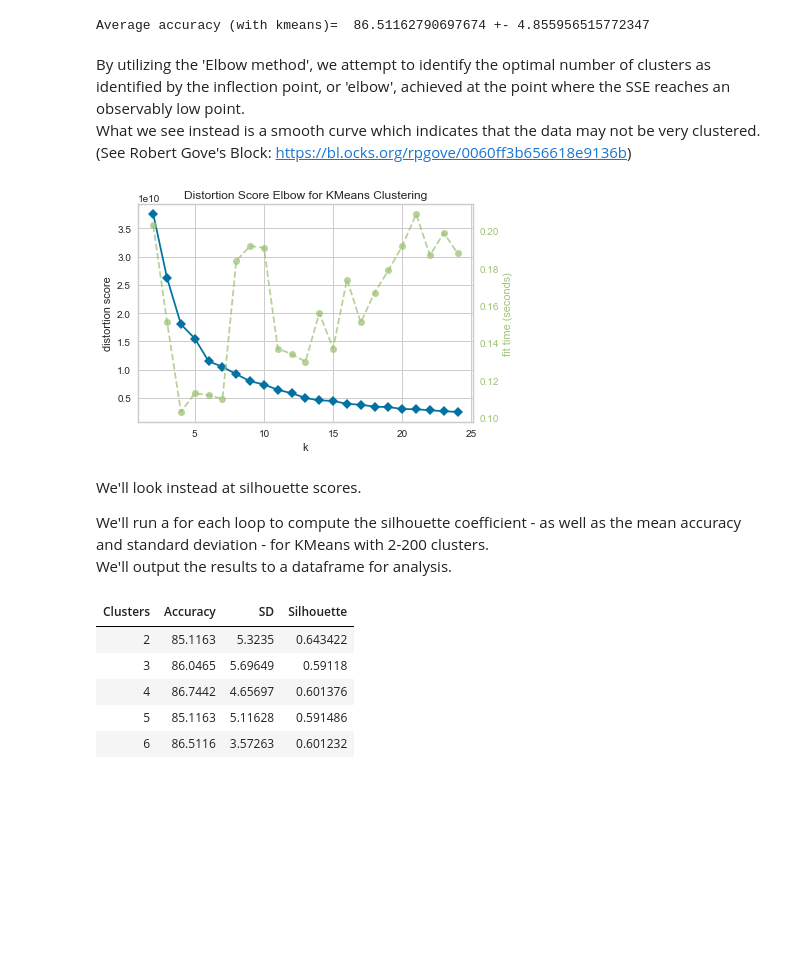
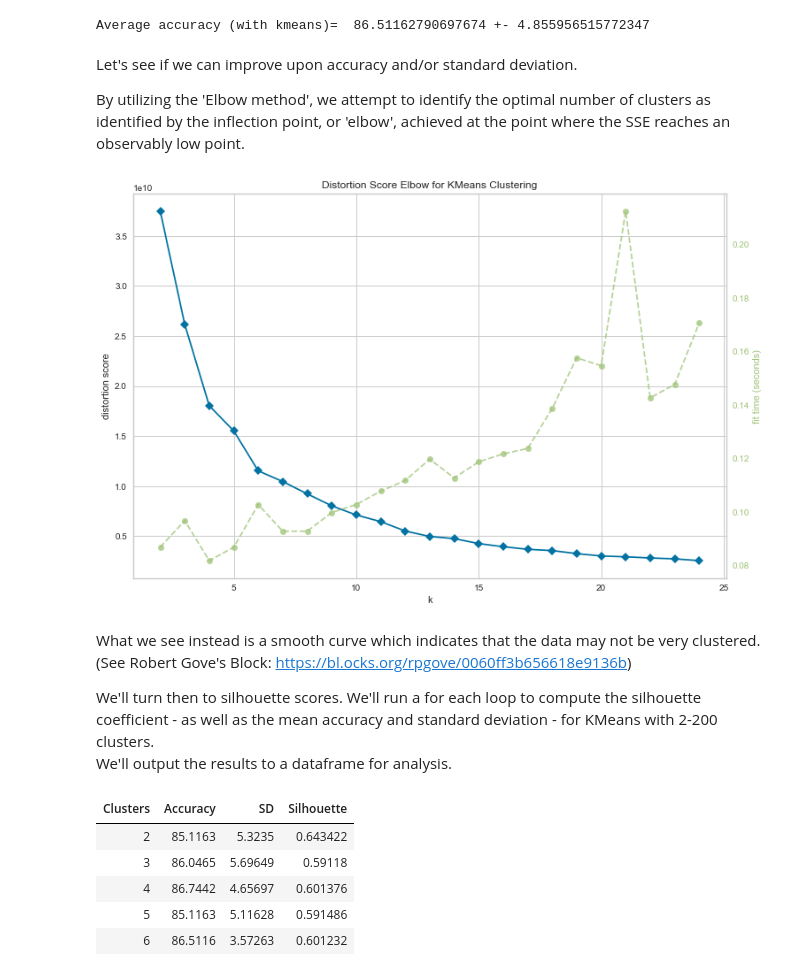
Before and after one commit to jeffweltman/MSDS7331, a Jupyter notebook: Lab3-Jeff.ipynb, the cells around one changed output. Cells and saved outputs as stored; diff of their text form; code cells hidden in the pictures; blank space fills up the shorter version.

Commit message:
Added in some more verbiage and silhouette plot

```diff
--- a/Lab3-Jeff.ipynb
+++ b/Lab3-Jeff.ipynb
@@ -67,23 +67,30 @@ print ("Average accuracy (with kmeans)= ", acc.mean()*100, "+-", acc.std()*100)
 # %% [output]
 Average accuracy (with kmeans)=  86.51162790697674 +- 4.855956515772347
 # %% [markdown]
+Let's see if we can improve upon accuracy and/or standard deviation.
+
 By utilizing the 'Elbow method', we attempt to identify the optimal number of clusters as identified by the inflection point, or 'elbow', achieved at the point where the SSE reaches an observably low point.
-What we see instead is a smooth curve which indicates that the data may not be very clustered.
-(See Robert Gove's Block: https://bl.ocks.org/rpgove/0060ff3b656618e9136b)
 # %%
 from sklearn.cluster import KMeans
 from yellowbrick.cluster import KElbowVisualizer
+from matplotlib import pyplot
+import seaborn as sns
+
+newdims = (12, 8)
+fig, ax = pyplot.subplots(figsize=newdims)
 
 # Instantiate the clustering model and visualizer
 visualizer = KElbowVisualizer(KMeans(), k=(2,25))
 
 visualizer.fit(X_class) # Fit the training data to the visualizer
 visualizer.poof() # Draw/show/poof the data
 # %% [output]
-[figure, old version]
+[figure, new version]
 # %% [markdown]
-We'll look instead at silhouette scores.
+What we see instead is a smooth curve which indicates that the data may not be very clustered.
+(See Robert Gove's Block: https://bl.ocks.org/rpgove/0060ff3b656618e9136b)
 
+We'll turn then to silhouette scores.
 We'll run a for each loop to compute the silhouette coefficient - as well as the mean accuracy and standard deviation - for KMeans with 2-200 clusters.
 We'll output the results to a dataframe for analysis.
 # %%
```
Also changed, not shown: parts of 7 cells of this notebook.
